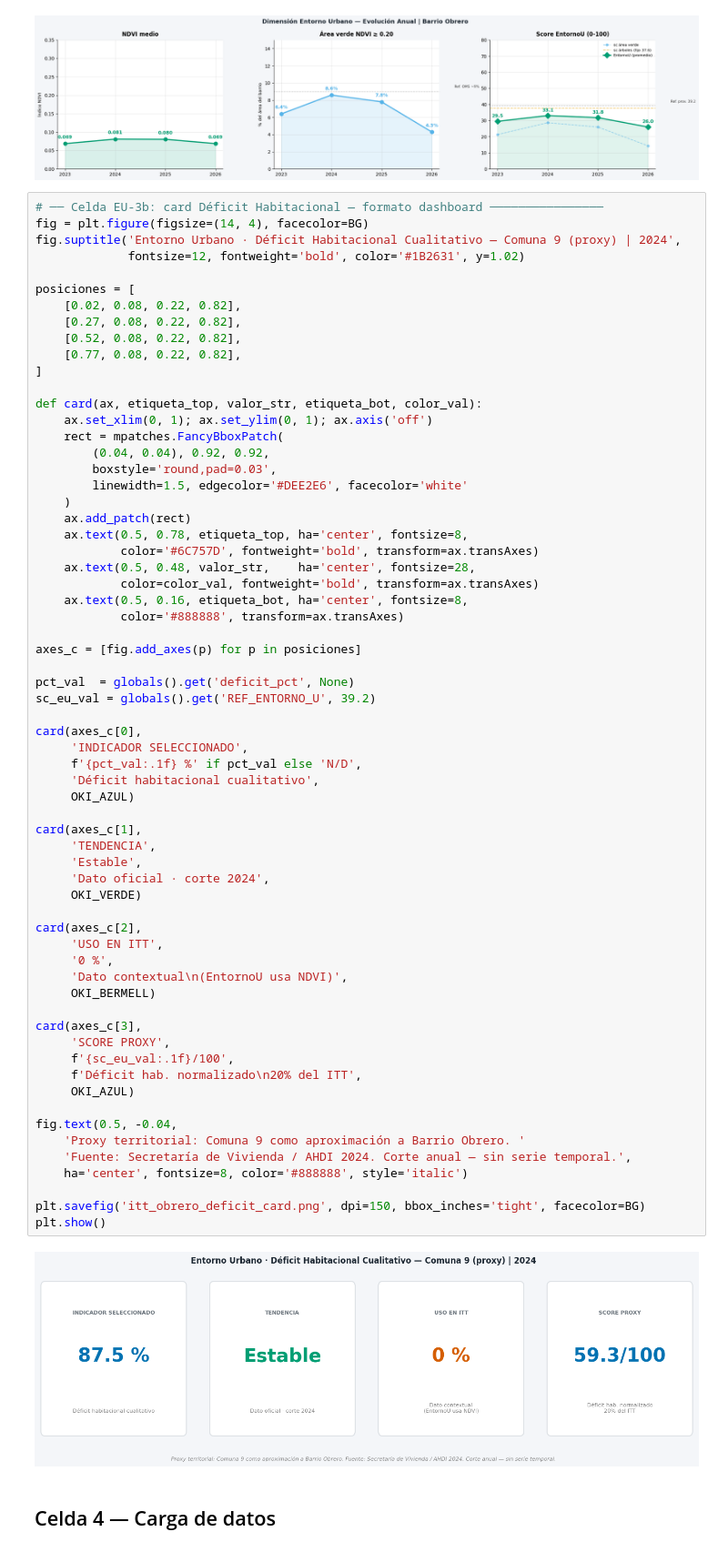
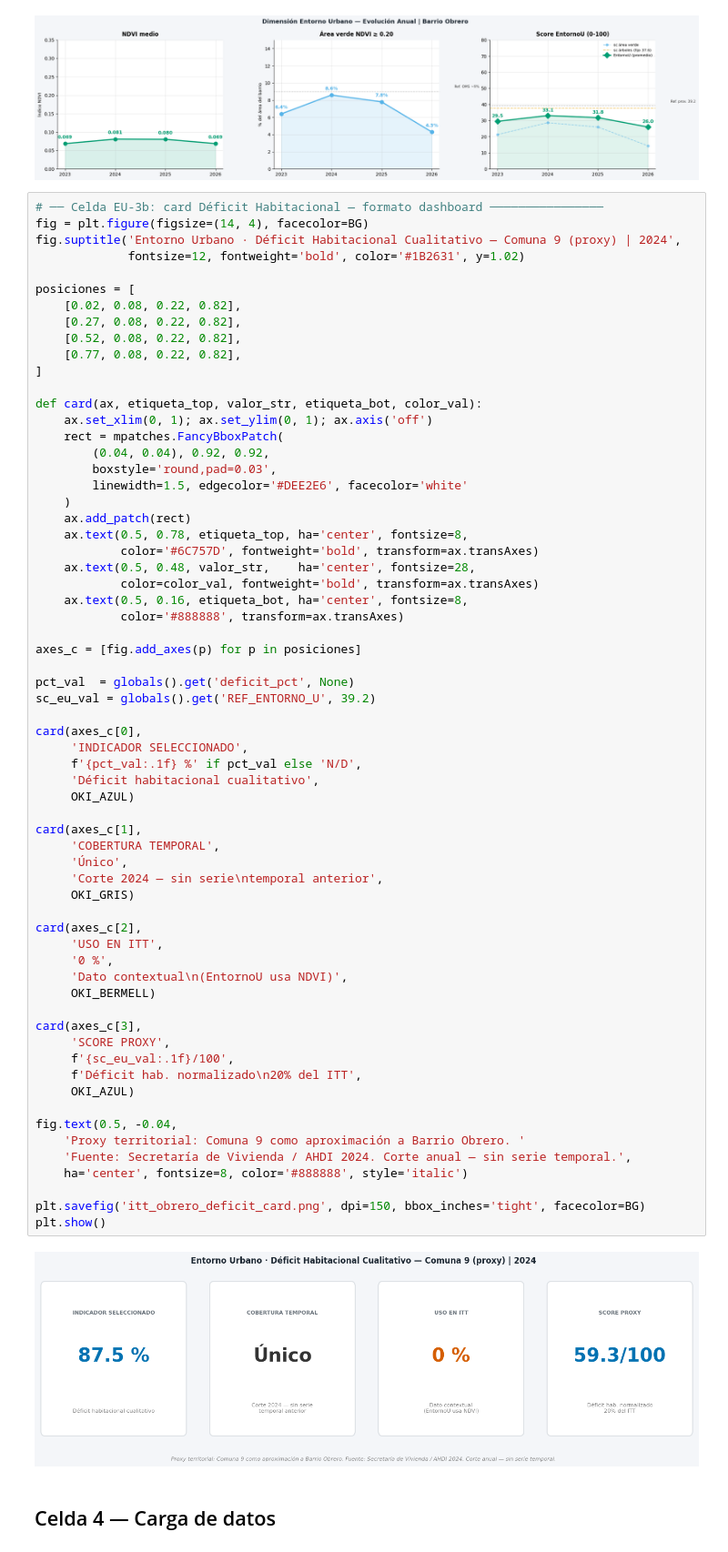
Before and after one commit to Pabandres85/Itt_repos_cali, a Jupyter notebook: notebooks/03_itt_barrio_obrero.ipynb, the cells around one changed output. Shown at 91% size. Cells and saved outputs as stored; diff of their text form.

```diff
--- a/notebooks/03_itt_barrio_obrero.ipynb
+++ b/notebooks/03_itt_barrio_obrero.ipynb
@@ -732,38 +732,38 @@ pct_val  = globals().get('deficit_pct', None)
 sc_eu_val = globals().get('REF_ENTORNO_U', 39.2)
 
 card(axes_c[0],
      'INDICADOR SELECCIONADO',
      f'{pct_val:.1f} %' if pct_val else 'N/D',
      'Déficit habitacional cualitativo',
      OKI_AZUL)
 
 card(axes_c[1],
-     'TENDENCIA',
-     'Estable',
-     'Dato oficial · corte 2024',
-     OKI_VERDE)
+     'COBERTURA TEMPORAL',
+     'Único',
+     'Corte 2024 — sin serie\ntemporal anterior',
+     OKI_GRIS)
 
 card(axes_c[2],
      'USO EN ITT',
      '0 %',
      'Dato contextual\n(EntornoU usa NDVI)',
      OKI_BERMELL)
 
 card(axes_c[3],
      'SCORE PROXY',
      f'{sc_eu_val:.1f}/100',
      f'Déficit hab. normalizado\n20% del ITT',
      OKI_AZUL)
 
 fig.text(0.5, -0.04,
     'Proxy territorial: Comuna 9 como aproximación a Barrio Obrero. '
     'Fuente: Secretaría de Vivienda / AHDI 2024. Corte anual — sin serie temporal.',
     ha='center', fontsize=8, color='#888888', style='italic')
 
 plt.savefig('itt_obrero_deficit_card.png', dpi=150, bbox_inches='tight', facecolor=BG)
 plt.show()
 # %% [output]
-[figure, old version]
+[figure, new version]
 # %% [markdown]
 ## Celda 4 — Carga de datos
 # %%
```
Also changed, not shown: parts of 1 cell of this notebook.
